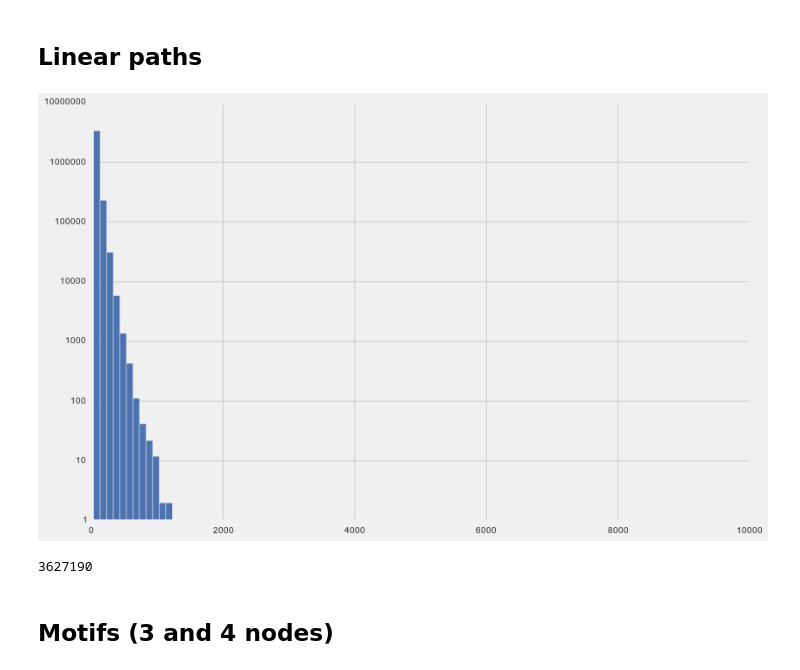
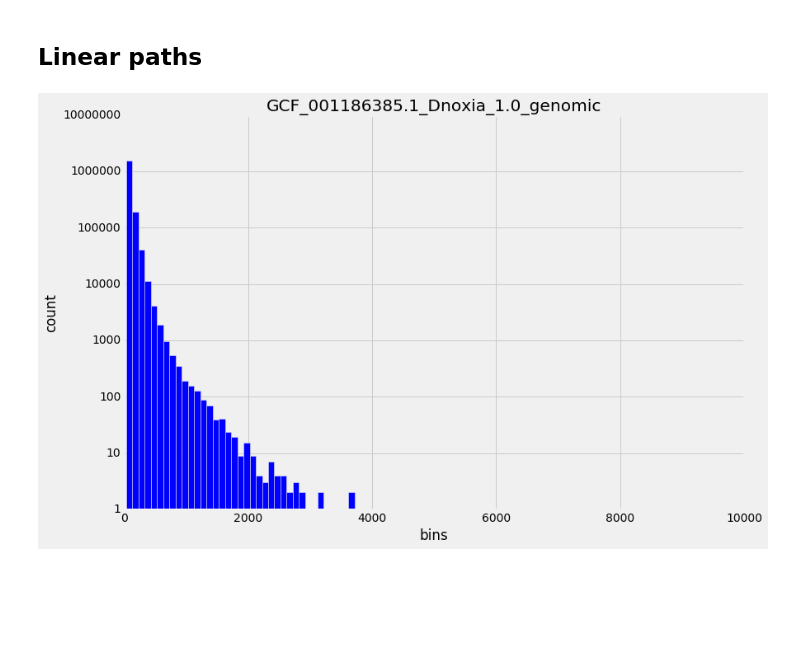
Before and after one commit to camillescott/assembly-graphs, a Jupyter notebook: notebooks/Visualizing motifs.ipynb, the cells around one changed output. Saved outputs shown, nothing was run; the diff lists cells and outputs as text; code cells hidden in the pictures; blank space fills up the shorter version.

Commit message:
Update notebook, remove graph-tool dependency from it

```diff
--- a/notebooks/Visualizing motifs.ipynb
+++ b/notebooks/Visualizing motifs.ipynb
@@ -63,0 +38,26 @@ with open('../outputs/stats/31/invertebrate/GCF_000004095.1_Hydra_RP_1.0_genomic
+# %%
+props = {
+    "degree_distribution": {},
+    "average_degree": {},
+    "edges": {},
+    "nodes": {},
+    'counts': {},
+    'unique_kmers': {}
+}
+
+BINS = None
+
+for info in glob("../outputs/stats/31/invertebrate/*.info"):
+    with open(info, 'r') as f:
+        data = yaml.load(f)
+        for k in data:
+            if k == 'linear_paths':
+                props['counts'][genome_id(info)] = data['linear_paths']['counts']
+                if BINS is None:
+                    BINS = data['linear_paths']['bins']
+            elif k == "degree_distribution":
+                # TODO: degree distribution has size > 9 sometimes, why?
+                props[k][genome_id(info)] = data[k][:9]
+            elif k in props:
+                props[k][genome_id(info)] = data[k]
+all_invertebrates = pd.DataFrame(props)
@@ -65,15 +134,13 @@ with open('../outputs/stats/31/invertebrate/GCF_000004095.1_Hydra_RP_1.0_genomic
 ## Linear paths
 # %%
 fig = plt.figure(figsize=(12,8))
-width = data['linear_paths']['bins'][1] - data['linear_paths']['bins'][0]
-plt.bar(data['linear_paths']['bins'][:-1], data['linear_paths']['counts'],
-        log=True, width=width)
+width = BINS[1] - BINS[0]
+plt.bar(BINS[:-1], all_invertebrates['counts']['GCF_001186385.1_Dnoxia_1.0_genomic'],
+        log=True,
+        width=width)
+plt.title('GCF_001186385.1_Dnoxia_1.0_genomic')
+plt.xlabel("bins")
+plt.ylabel("count")
 plt.gca().yaxis.set_major_formatter(FormatStrFormatter('%d'))
 # %% [output]
-[figure, old version]
+[figure, new version]
-# %%
-sum(data['linear_paths']['counts'])
-# %% [output]
-3627190
-# %% [markdown]
-## Motifs (3 and 4 nodes)
```
Also changed, not shown: parts of 21 cells of this notebook.
